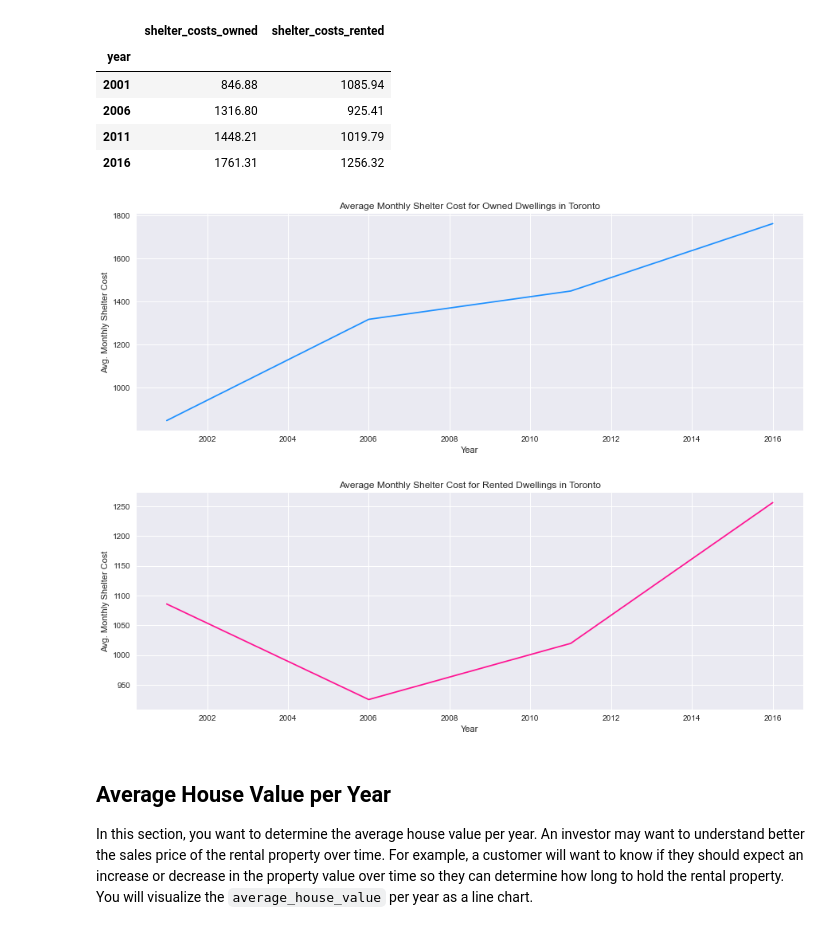
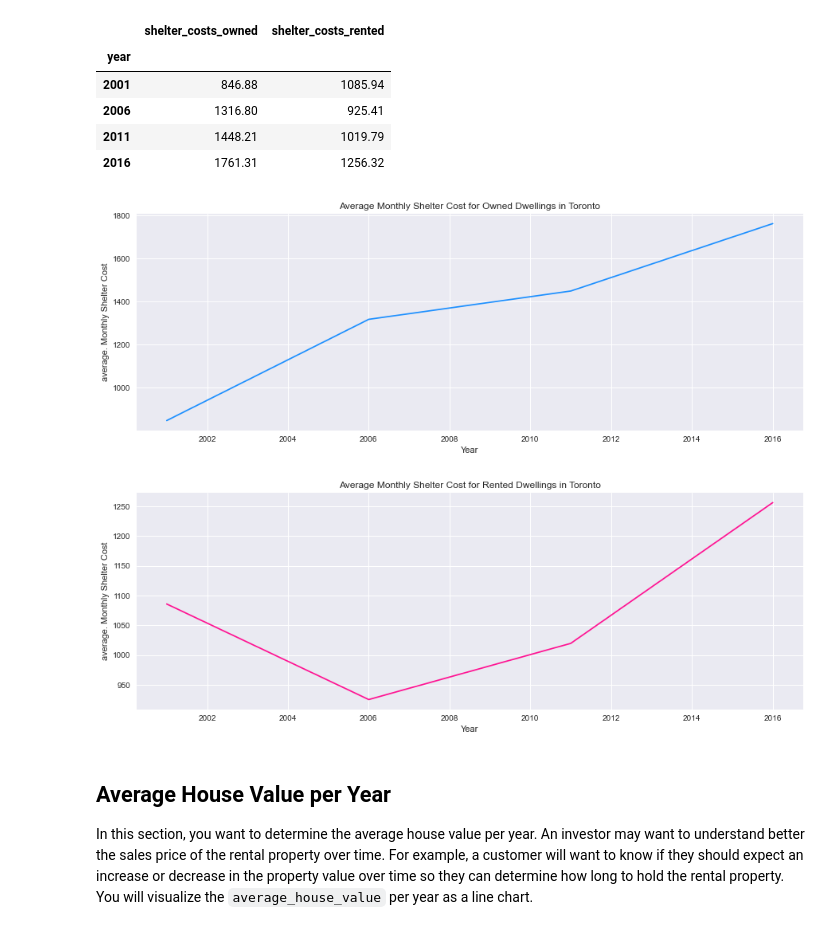
Before and after one commit to adamgulyas/pyviz-homework, a Jupyter notebook: rental_analysis.ipynb, the cells around one changed output. Cells and saved outputs as stored; diff of their text form; code cells hidden in the pictures.

```diff
--- a/rental_analysis.ipynb
+++ b/rental_analysis.ipynb
@@ -177,26 +185,26 @@ def create_line_chart(data, title, xlabel, ylabel, color):
 # %%
 # Create two line charts, one to plot the monthly shelter costs for owned dwelleing and other for rented dwellings per year
 
 # Line chart for owned dwellings
 create_line_chart(
     shelter_costs_per_year[['shelter_costs_owned']],
     'Average Monthly Shelter Cost for Owned Dwellings in Toronto',
     'Year',
-    'Avg. Monthly Shelter Cost',
+    'average. Monthly Shelter Cost',
     'DodgerBlue'
 )
 
 # Line chart for rented dwellings
 create_line_chart(
     shelter_costs_per_year[['shelter_costs_rented']],
     'Average Monthly Shelter Cost for Rented Dwellings in Toronto',
     'Year',
-    'Avg. Monthly Shelter Cost',
+    'average. Monthly Shelter Cost',
     'DeepPink'
 )
 # %% [output]
-[figure, old version]
+[figure, new version]
-[figure, old version]
+[figure, new version]
 # %% [markdown]
 ## Average House Value per Year
 
```
Also changed, not shown: parts of 19 cells of this notebook.
